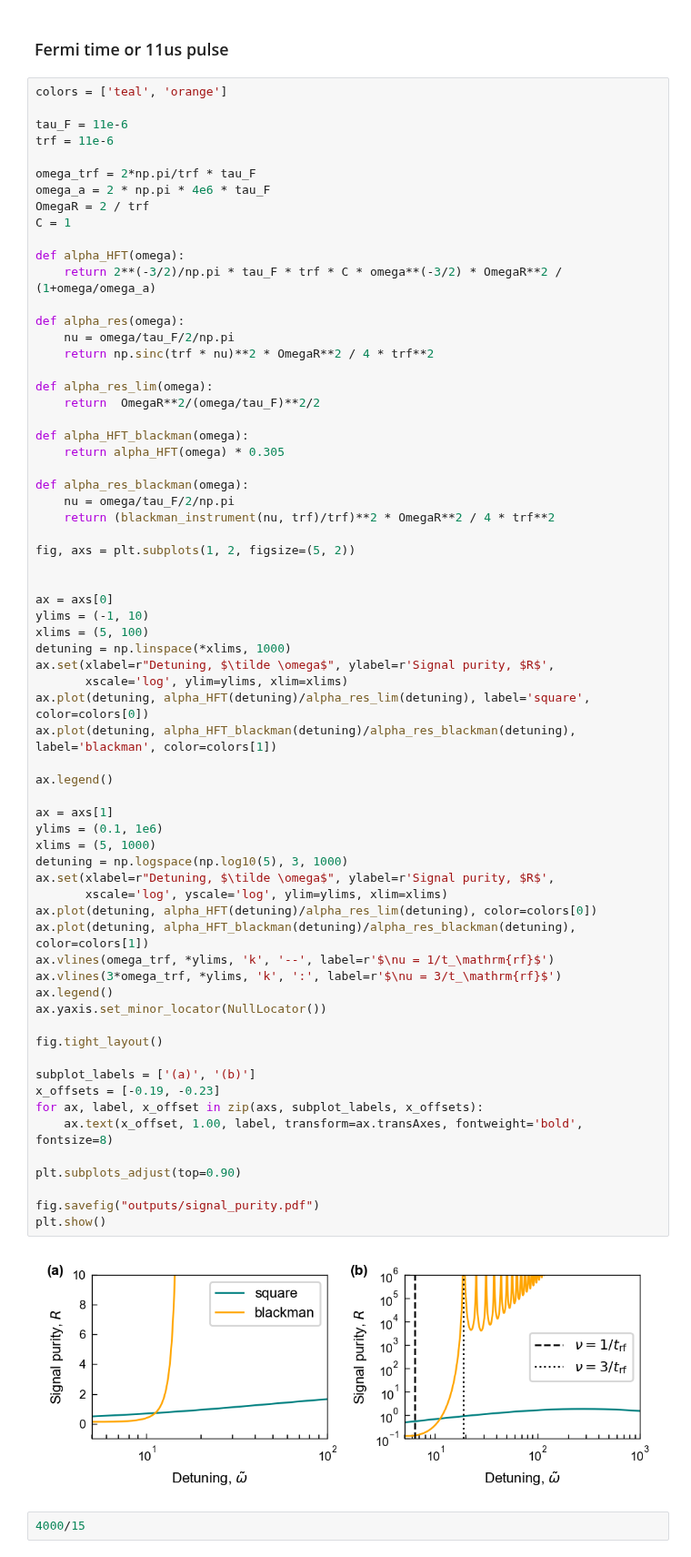
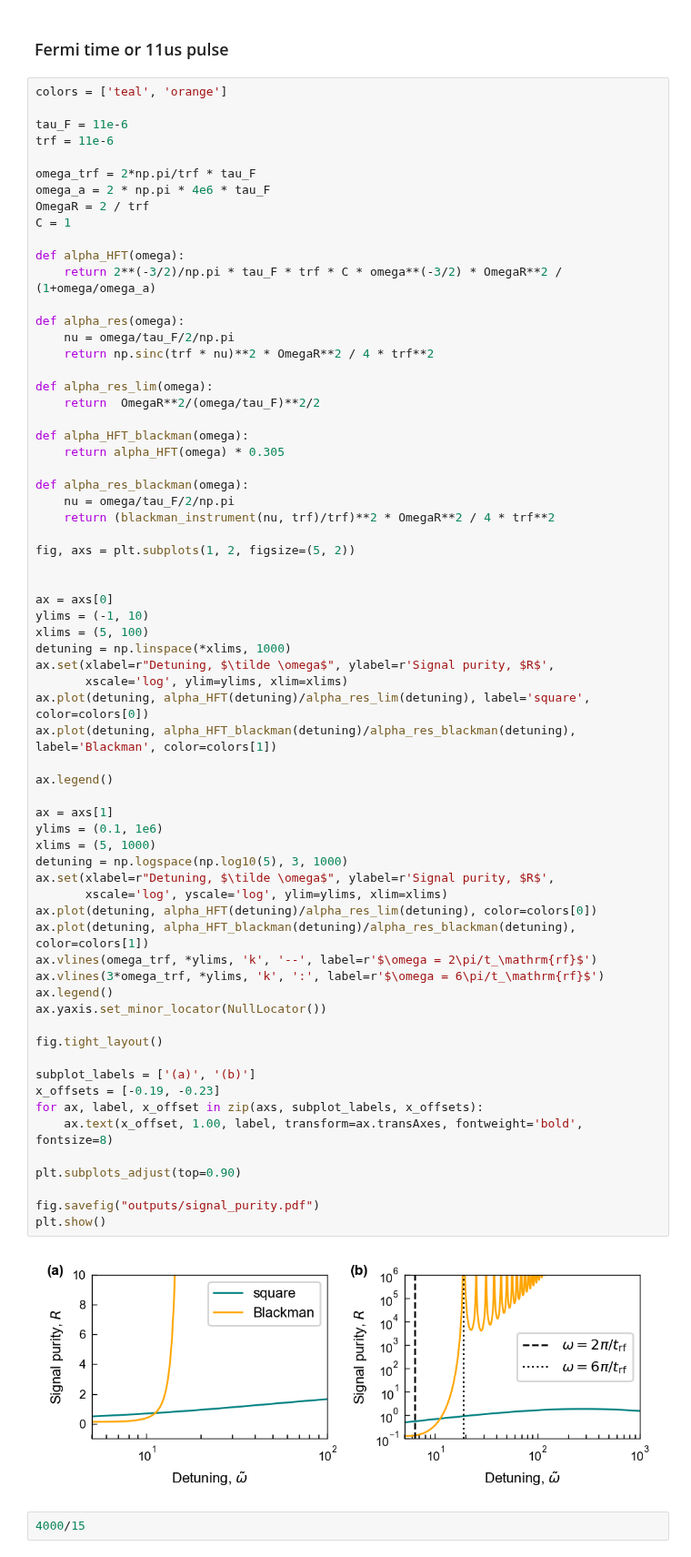
Before and after one commit to colinjdale/ChiPyLab, a Jupyter notebook: examples/plot_blackman_envelope.ipynb, the cells around one changed output. Shown at 91% size. Saved outputs shown, nothing was run; the diff lists cells and outputs as text.

```diff
--- a/examples/plot_blackman_envelope.ipynb
+++ b/examples/plot_blackman_envelope.ipynb
@@ -221,37 +221,37 @@ xlims = (5, 100)
 detuning = np.linspace(*xlims, 1000)
 ax.set(xlabel=r"Detuning, $\tilde \omega$", ylabel=r'Signal purity, $R$',
        xscale='log', ylim=ylims, xlim=xlims)
 ax.plot(detuning, alpha_HFT(detuning)/alpha_res_lim(detuning), label='square', color=colors[0])
-ax.plot(detuning, alpha_HFT_blackman(detuning)/alpha_res_blackman(detuning), label='blackman', color=colors[1])
+ax.plot(detuning, alpha_HFT_blackman(detuning)/alpha_res_blackman(detuning), label='Blackman', color=colors[1])
 
 ax.legend()
 
 ax = axs[1]
 ylims = (0.1, 1e6)
 xlims = (5, 1000)
 detuning = np.logspace(np.log10(5), 3, 1000)
 ax.set(xlabel=r"Detuning, $\tilde \omega$", ylabel=r'Signal purity, $R$',
        xscale='log', yscale='log', ylim=ylims, xlim=xlims)
 ax.plot(detuning, alpha_HFT(detuning)/alpha_res_lim(detuning), color=colors[0])
 ax.plot(detuning, alpha_HFT_blackman(detuning)/alpha_res_blackman(detuning), color=colors[1])
-ax.vlines(omega_trf, *ylims, 'k', '--', label=r'$\nu = 1/t_\mathrm{rf}$')
-ax.vlines(3*omega_trf, *ylims, 'k', ':', label=r'$\nu = 3/t_\mathrm{rf}$')
+ax.vlines(omega_trf, *ylims, 'k', '--', label=r'$\omega = 2\pi/t_\mathrm{rf}$')
+ax.vlines(3*omega_trf, *ylims, 'k', ':', label=r'$\omega = 6\pi/t_\mathrm{rf}$')
 ax.legend()
 ax.yaxis.set_minor_locator(NullLocator())
 
 fig.tight_layout()
 
 subplot_labels = ['(a)', '(b)']
 x_offsets = [-0.19, -0.23]
 for ax, label, x_offset in zip(axs, subplot_labels, x_offsets):
 	ax.text(x_offset, 1.00, label, transform=ax.transAxes, fontweight='bold', fontsize=8)
 
 plt.subplots_adjust(top=0.90)
 
 fig.savefig("outputs/signal_purity.pdf")
 plt.show()
 # %% [output]
-[figure, old version]
+[figure, new version]
 # %%
 4000/15
 # %% [output]
```
Also changed, not shown: parts of 1 cell of this notebook, 2 other files.
